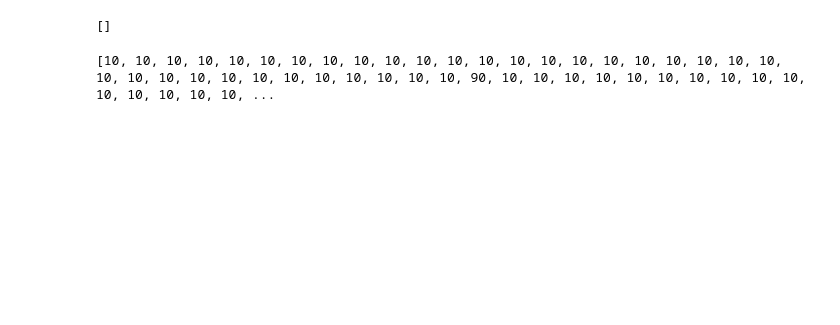
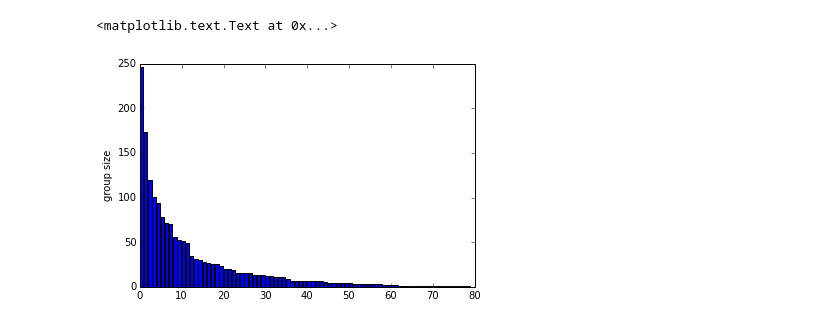
Before and after one commit to datamicroscopes/kernels, a Jupyter notebook: examples/nips12-clustering.ipynb, the cells around one changed output. Saved outputs shown, nothing was run; the diff lists cells and outputs as text; code cells hidden in the pictures; blank space fills up the shorter version.

```diff
--- a/examples/nips12-clustering.ipynb
+++ b/examples/nips12-clustering.ipynb
@@ -36,17 +76,25 @@ N, W = counts.shape
+# %%
+# because of the long tail, we'll do some dimensionality
+# reduction-- we'll take the top K words which occur
+# with frequency closest to 1/2
+Wtop = 100
+
+dists_from_uniform = map(lambda f: np.abs(f-0.5), freqs)
+useful_freqs = list(sorted(enumerate(dists_from_uniform), key=lambda x: x[1]))
+useful_features = [idx for idx, _ in useful_freqs[:Wtop]]
 # %%
-# convert into a numpy struct array
-# note this does the type conversion
-Y = np.array([tuple(y) for y in counts], dtype=[('', np.bool)]*W)
+# now we'll build a dataset from this subset of features
+Y = np.array([tuple(y) for y in occurances[:,useful_features]], dtype=[('', np.bool)]*Wtop)
 # %%
 # build a dataview
 view = numpy_dataview(Y)
 # %%
 # we will cluster the NIPS documents with a
-# non-parameter dirichlet process mixture model
-defn = model_definition(N, models=[beta_bernoulli]*W)
+# non-parameteric dirichlet process mixture model
+defn = model_definition(N, models=[beta_bernoulli]*Wtop)
 
 # CRP prior alpha
-crp_alpha = 10.0
+crp_alpha = 100.0
 
 # bb prior
 bb_alpha, bb_beta = 1.0, 1.0
@@ -54,7 +102,7 @@ bb_alpha, bb_beta = 1.0, 1.0
 # start at a random point in the state space
 initargs = {
     'cluster_hp'  : {'alpha':crp_alpha},
-    'feature_hps' : [{'alpha':bb_alpha,'beta':bb_beta}]*W,
+    'feature_hps' : [{'alpha':bb_alpha,'beta':bb_beta}]*Wtop,
 }
 latent = initialize(defn, view, r, **initargs)
 model = bind(latent, view)
@@ -86 +129,10 @@ took: 20.8733289242 seconds
+# %%
+# now the group size distribution
+group_sizes = [latent.groupsize(gid) for gid in latent.groups()]
+group_sizes = sorted(group_sizes, reverse=True)
+plt.bar(range(len(group_sizes)), group_sizes)
+plt.ylabel('group size')
+# %% [output]
+<matplotlib.text.Text at 0x...>
+[figure, added]
 # %%
@@ -104,8 +145,0 @@ def cluster_titles(cluster):
-# %%
-cluster_titles(topK[1])
-# %% [output]
-[]
-# %%
-print latent.assignments()
-# %% [output]
-[10, 10, 10, 10, 10, 10, 10, 10, 10, 10, 10, 10, 10, 10, 10, 10, 10, 10, 10, 10, 10, 10, 10, 10, 10, 10, 10, 10, 10, 10, 10, 10, 10, 10, 90, 10, 10, 10, 10, 10, 10, 10, 10, 10, 10, 10, 10, 10, 10, 10, ...
```
Also changed, not shown: parts of 14 cells of this notebook.
